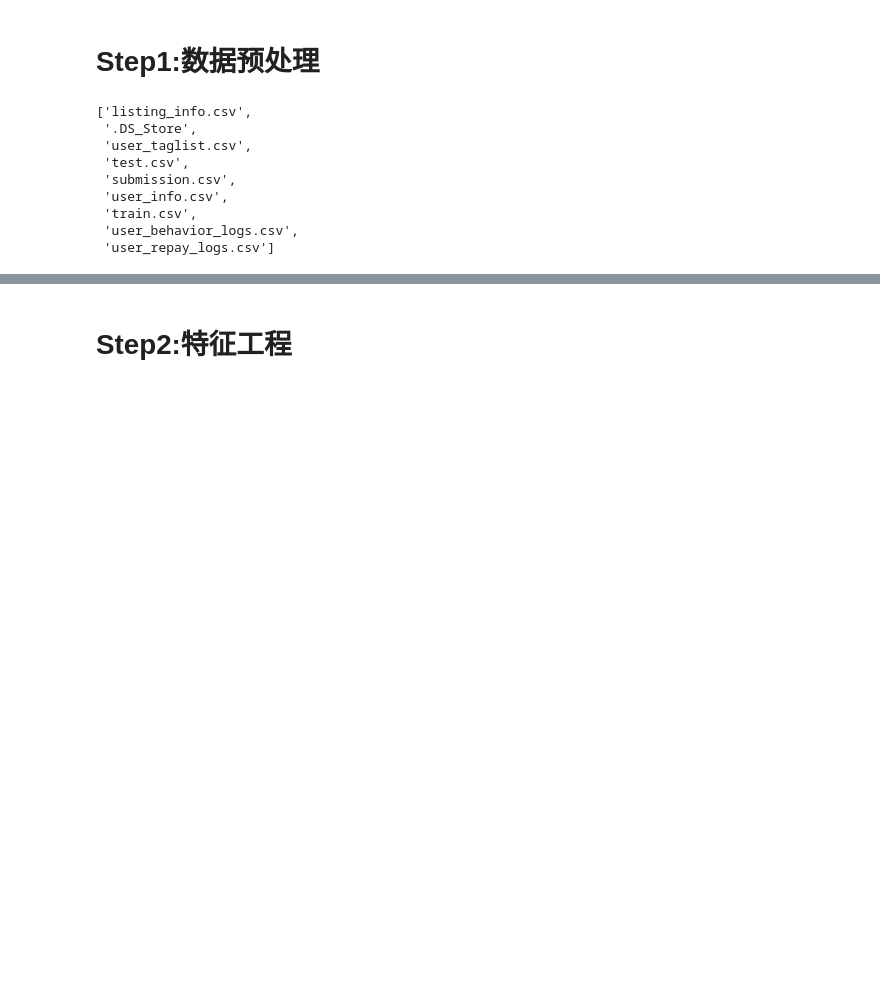
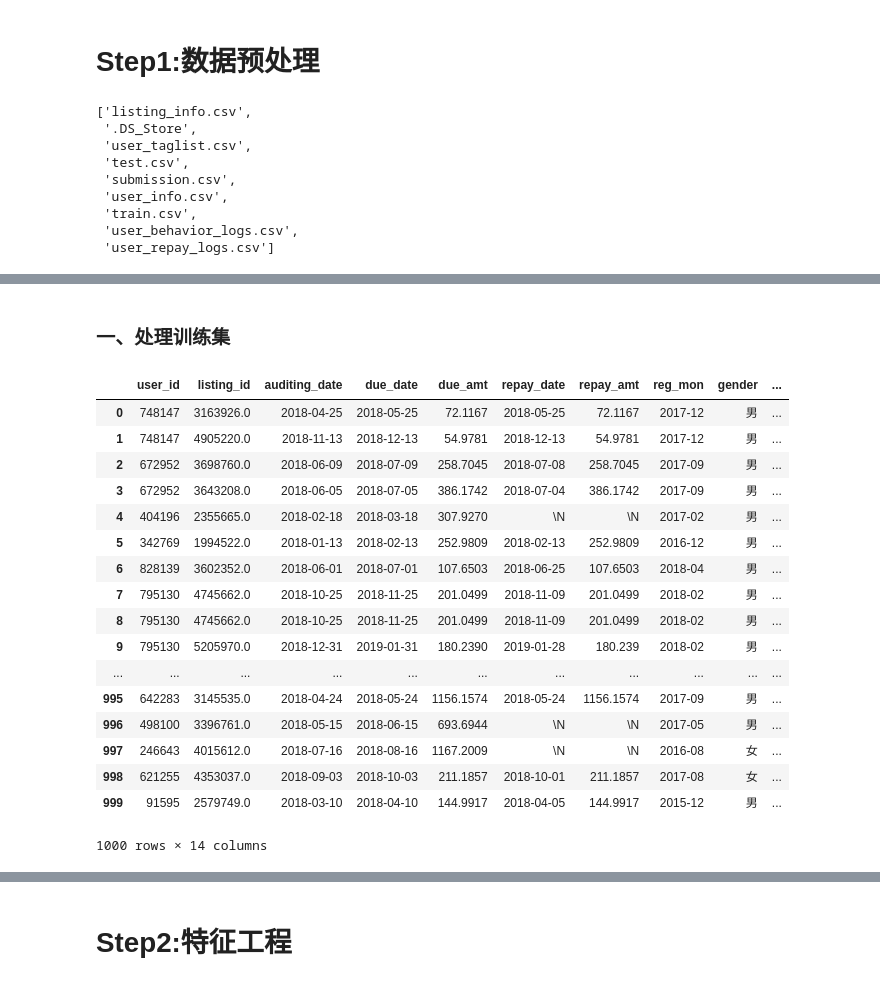
Before and after one commit to hehuanlin123/DeepLearning, a Jupyter notebook: 天池/魔镜杯/Standar-Dataset-EDA.ipynb, the cells around one changed output, grey strips where cells are left out. Saved outputs shown, nothing was run; the diff lists cells and outputs as text; code cells hidden in the pictures; blank space fills up the shorter version.

```diff
--- a/天池/魔镜杯/Standar-Dataset-EDA.ipynb
+++ b/天池/魔镜杯/Standar-Dataset-EDA.ipynb
@@ -193,0 +217,2 @@ new_test = test_userinfo_tag_behavior_list_repay
+# %% [markdown]
+### 一、处理训练集
@@ -193,0 +222,21 @@ new_test = test_userinfo_tag_behavior_list_repay
+# %%
+train_userinfo.head(1000)
+# %% [output]
+|  | user_id | listing_id | auditing_date | due_date | due_amt | repay_date | repay_amt | reg_mon | gender | ... |
+| 0 | 748147 | 3163926.0 | 2018-04-25 | 2018-05-25 | 72.1167 | 2018-05-25 | 72.1167 | 2017-12 | 男 | ... |
+| 1 | 748147 | 4905220.0 | 2018-11-13 | 2018-12-13 | 54.9781 | 2018-12-13 | 54.9781 | 2017-12 | 男 | ... |
+| 2 | 672952 | 3698760.0 | 2018-06-09 | 2018-07-09 | 258.7045 | 2018-07-08 | 258.7045 | 2017-09 | 男 | ... |
+| 3 | 672952 | 3643208.0 | 2018-06-05 | 2018-07-05 | 386.1742 | 2018-07-04 | 386.1742 | 2017-09 | 男 | ... |
+| 4 | 404196 | 2355665.0 | 2018-02-18 | 2018-03-18 | 307.9270 | \N | \N | 2017-02 | 男 | ... |
+| 5 | 342769 | 1994522.0 | 2018-01-13 | 2018-02-13 | 252.9809 | 2018-02-13 | 252.9809 | 2016-12 | 男 | ... |
+| 6 | 828139 | 3602352.0 | 2018-06-01 | 2018-07-01 | 107.6503 | 2018-06-25 | 107.6503 | 2018-04 | 男 | ... |
+| 7 | 795130 | 4745662.0 | 2018-10-25 | 2018-11-25 | 201.0499 | 2018-11-09 | 201.0499 | 2018-02 | 男 | ... |
+| 8 | 795130 | 4745662.0 | 2018-10-25 | 2018-11-25 | 201.0499 | 2018-11-09 | 201.0499 | 2018-02 | 男 | ... |
+| 9 | 795130 | 5205970.0 | 2018-12-31 | 2019-01-31 | 180.2390 | 2019-01-28 | 180.239 | 2018-02 | 男 | ... |
+| ... | ... | ... | ... | ... | ... | ... | ... | ... | ... | ... |
+| 995 | 642283 | 3145535.0 | 2018-04-24 | 2018-05-24 | 1156.1574 | 2018-05-24 | 1156.1574 | 2017-09 | 男 | ... |
+| 996 | 498100 | 3396761.0 | 2018-05-15 | 2018-06-15 | 693.6944 | \N | \N | 2017-05 | 男 | ... |
+| 997 | 246643 | 4015612.0 | 2018-07-16 | 2018-08-16 | 1167.2009 | \N | \N | 2016-08 | 女 | ... |
+| 998 | 621255 | 4353037.0 | 2018-09-03 | 2018-10-03 | 211.1857 | 2018-10-01 | 211.1857 | 2017-08 | 女 | ... |
+| 999 | 91595 | 2579749.0 | 2018-03-10 | 2018-04-10 | 144.9917 | 2018-04-05 | 144.9917 | 2015-12 | 男 | ... |
+1000 rows × 14 columns
```
Also changed, not shown: parts of 74 cells of this notebook.
